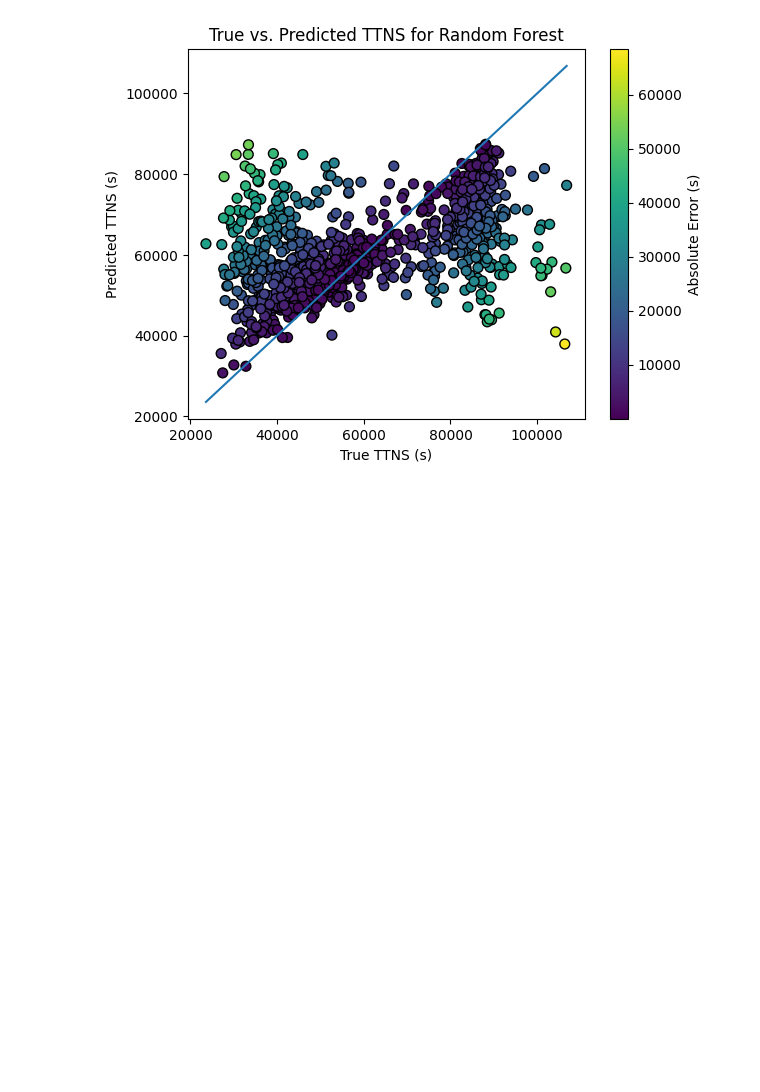
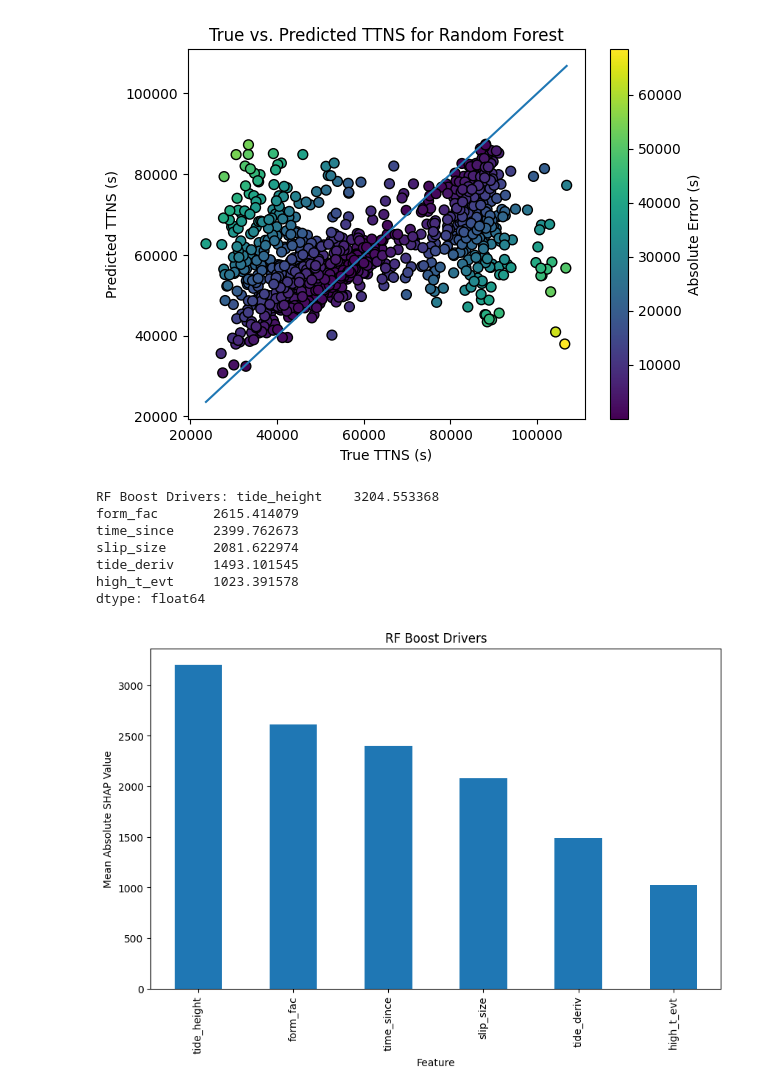
Before and after one commit to Icequake-QRC-Mines/Icequake-QRC-, a Jupyter notebook: Classical/Random-Forest.ipynb, the cells around one changed output. Drawn from its saved outputs; the diff is of its cells as text; code cells hidden in the pictures; blank space fills up the shorter version.

Commit message:
Random forest driving feature analysis

```diff
--- a/Classical/Random-Forest.ipynb
+++ b/Classical/Random-Forest.ipynb
@@ -132,3 +134,33 @@ plt.title("True vs. Predicted TTNS for Random Forest")
 plt.show()
 # %% [output]
 [figure]
+# %%
+# Driving parameters for RF
+
+#Using the shap library with a copy of the training data to find the driving parameters
+X_shap = X_test.copy()
+X_shap = pd.DataFrame(X_shap, columns=feature_cols)
+explainer_RF = shap.TreeExplainer(random_forest, X_shap, feature_perturbation="interventional") #Using interventional to respect correlation between the features
+
+shap_values_RF = explainer_RF.shap_values(X_shap, check_additivity=False)
+
+RF_imp = pd.Series(np.abs(shap_values_RF).mean(axis=0), index=X_shap.columns).sort_values(ascending=False) #Analysis of driving parameters in XG
+
+print("RF Boost Drivers:", RF_imp)
+
+# Creating a bar graph showing the driving parameters for XGBoost
+plt.figure(figsize=(10, 6))
+RF_imp.sort_values(ascending=False).plot(kind="bar")
+plt.title("RF Boost Drivers")
+plt.ylabel("Mean Absolute SHAP Value")
+plt.xlabel("Feature")
+plt.show()
+# %% [output]
+RF Boost Drivers: tide_height    3204.553368
+form_fac       2615.414079
+time_since     2399.762673
+slip_size      2081.622974
+tide_deriv     1493.101545
+high_t_evt     1023.391578
+dtype: float64
+[figure, added]
```
Also changed, not shown: parts of 2 cells of this notebook.
